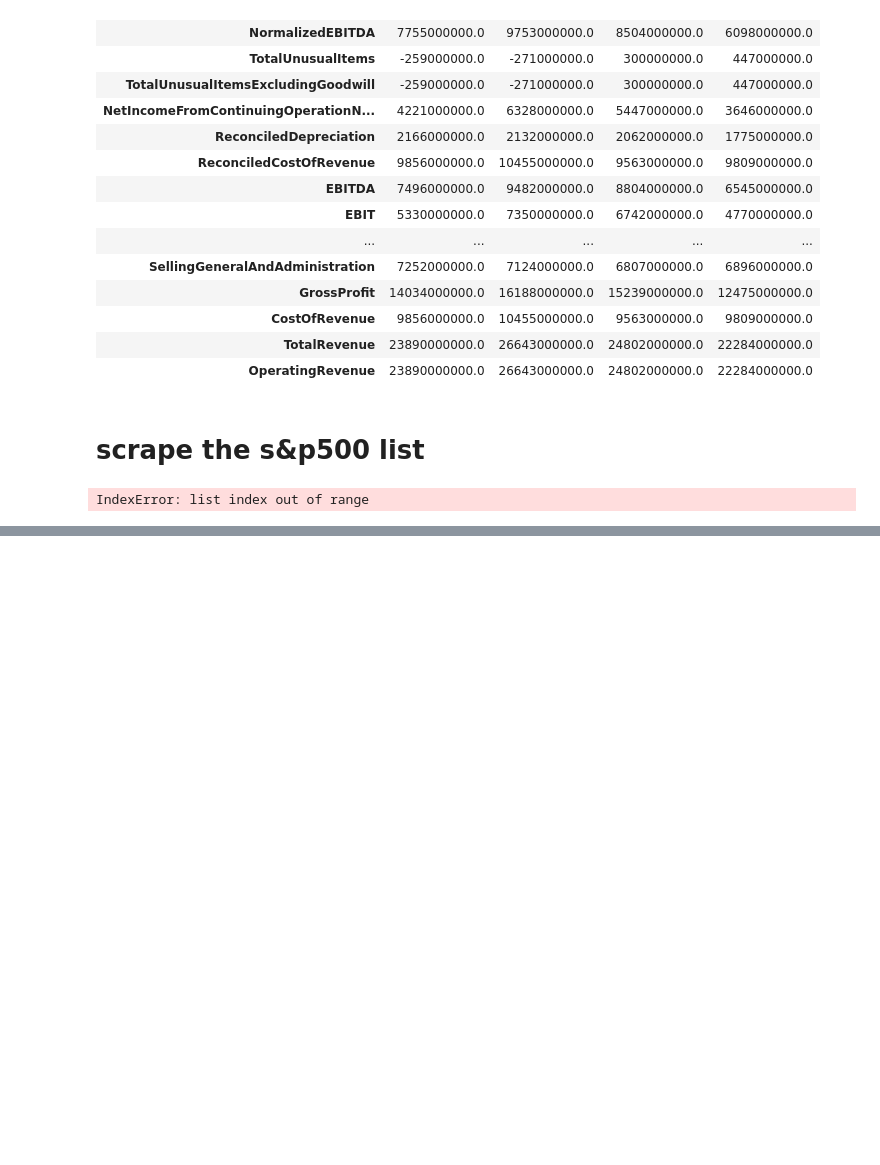
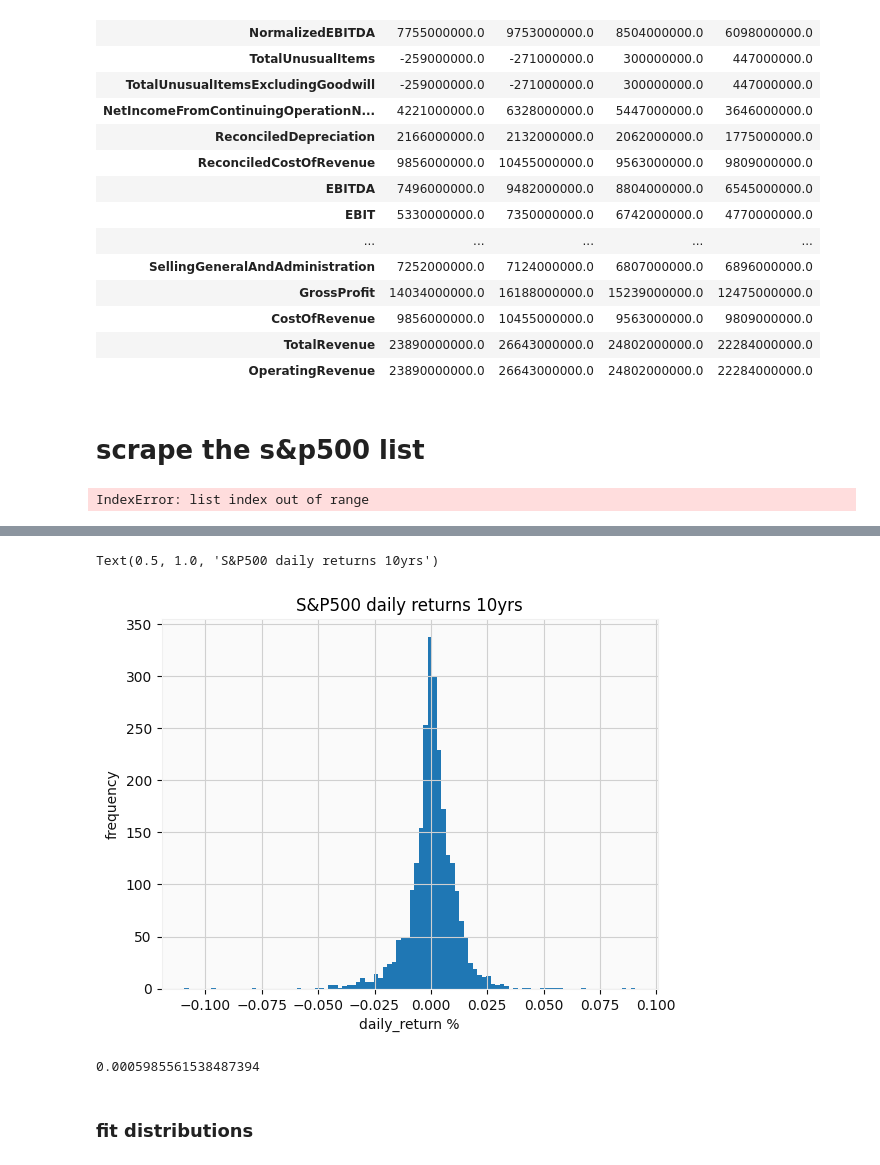
Before and after one commit to MarkEHolland/financial-newsfeed, a Jupyter notebook: notebooks/financial-application.ipynb, the cells around one changed output, grey strips where cells are left out. Cells and saved outputs as stored; diff of their text form; code cells hidden in the pictures; blank space fills up the shorter version.

```diff
--- a/notebooks/financial-application.ipynb
+++ b/notebooks/financial-application.ipynb
@@ -673,0 +748,17 @@ table
+# %%
+import matplotlib.pyplot as plt
+import numpy as np
+plt.hist(df['daily_return'],bins=100)
+plt.xlabel('daily_return %')
+plt.ylabel('frequency')
+plt.title('S&P500 daily returns 10yrs')
+# %% [output]
+Text(0.5, 1.0, 'S&P500 daily returns 10yrs')
+[figure, added]
+# %%
+df['daily_return'].mean()
+df['daily_return'].median()
+# %% [output]
+0.0005985561538487394
+# %% [markdown]
+### fit distributions
```
Also changed, not shown: parts of 40 cells of this notebook.
